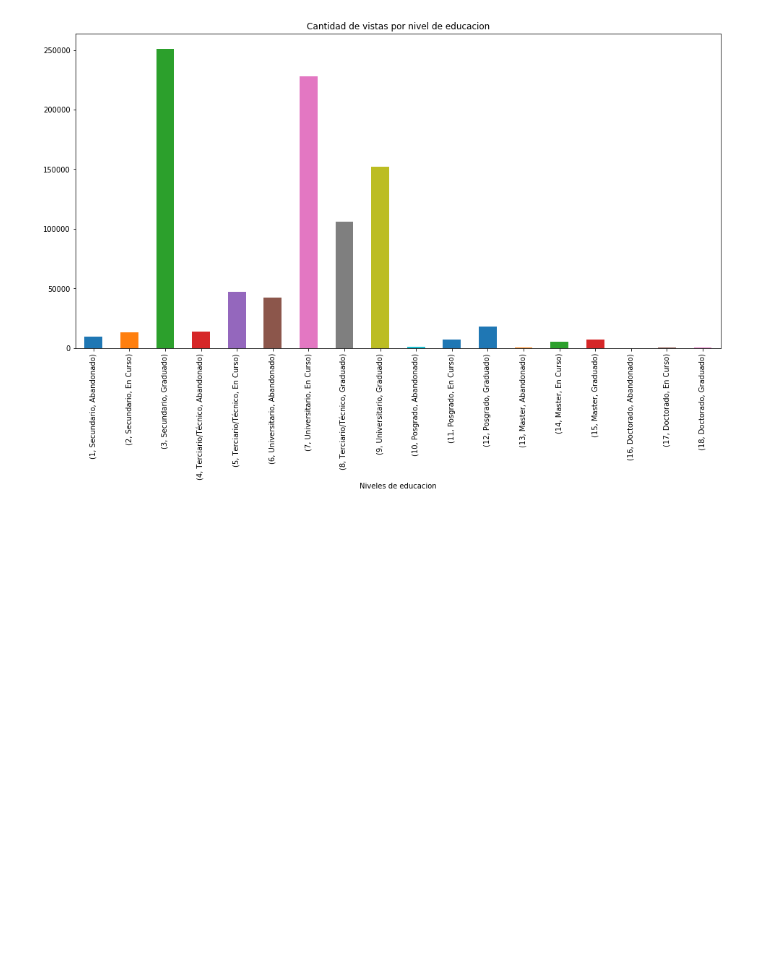
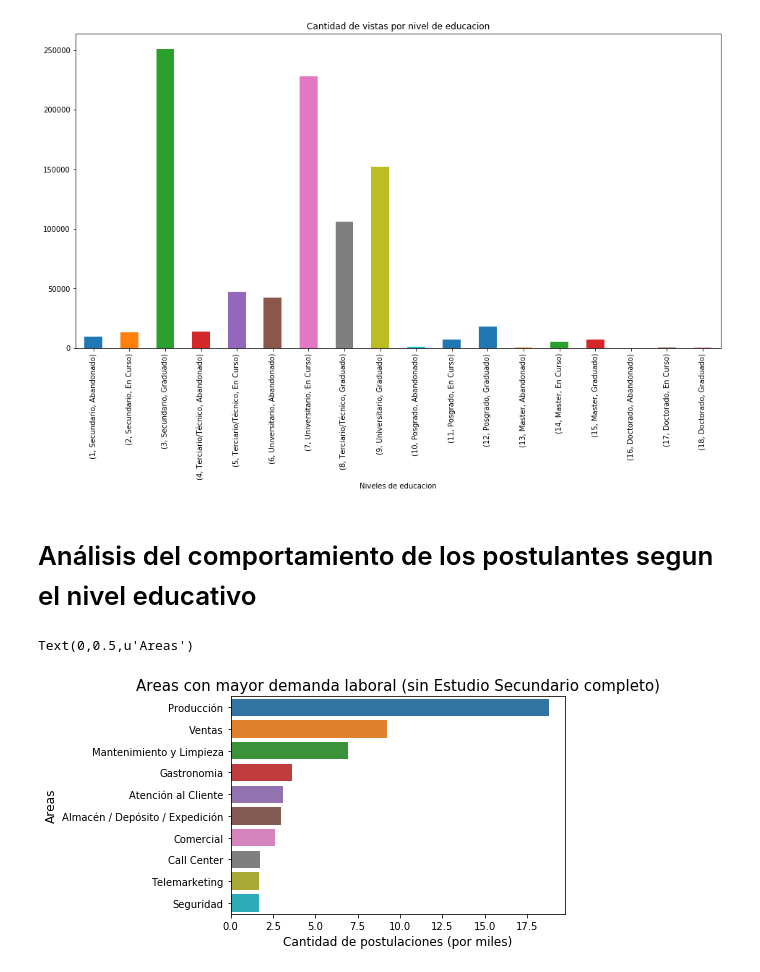
Before and after one commit to NayShine/7506-Grupo35, a Jupyter notebook: Finger 1.ipynb, the cells around one changed output. Cells and saved outputs as stored; diff of their text form; code cells hidden in the pictures; blank space fills up the shorter version.

```diff
--- a/Finger 1.ipynb
+++ b/Finger 1.ipynb
@@ -281,3 +295,21 @@ plt_vistas.set_xlabel('Niveles de educacion')
 # %% [output]
 Text(0.5,0,u'Niveles de educacion')
 [figure]
+# %% [markdown]
+<h1>Análisis del comportamiento de los postulantes segun el nivel educativo</h1>
+# %%
+sin_secundario = pd.merge(post, edu_max_educativo[(edu_max_educativo['nivel_educativo'] == 1) | (edu_max_educativo['nivel_educativo'] == 2)], on='idpostulante')
+con_secundario = pd.merge(post, edu_max_educativo[edu_max_educativo['nivel_educativo'] == 3], on='idpostulante')
+sin_univ_o_terc = pd.merge(post, edu_max_educativo[(edu_max_educativo['nivel_educativo'] == 4) | (edu_max_educativo['nivel_educativo'] == 5) | (edu_max_educativo['nivel_educativo'] == 6) | (edu_max_educativo['nivel_educativo'] == 7)], on='idpostulante')
+con_univ_o_terc = pd.merge(post, edu_max_educativo[(edu_max_educativo['nivel_educativo'] == 8) | (edu_max_educativo['nivel_educativo'] == 9)], on='idpostulante')
+posgrados_masters = pd.merge(post, edu_max_educativo[edu_max_educativo['nivel_educativo'] > 9], on='idpostulante')
+# %%
+postulaciones_sin_secundario = pd.merge(sin_secundario, ade, on='idaviso')
+
+g = sns.barplot(x=postulaciones_sin_secundario["nombre_area"].value_counts().head(10) / 1000, y=postulaciones_sin_secundario["nombre_area"].value_counts().head(10).index, orient='h')
+g.set_title("Areas con mayor demanda laboral (sin Estudio Secundario completo)", fontsize=15)
+g.set_xlabel("Cantidad de postulaciones (por miles)", fontsize=12)
+g.set_ylabel("Areas", fontsize=12)
+# %% [output]
+Text(0,0.5,u'Areas')
+[figure, added]
```
Also changed, not shown: parts of 19 cells of this notebook.
